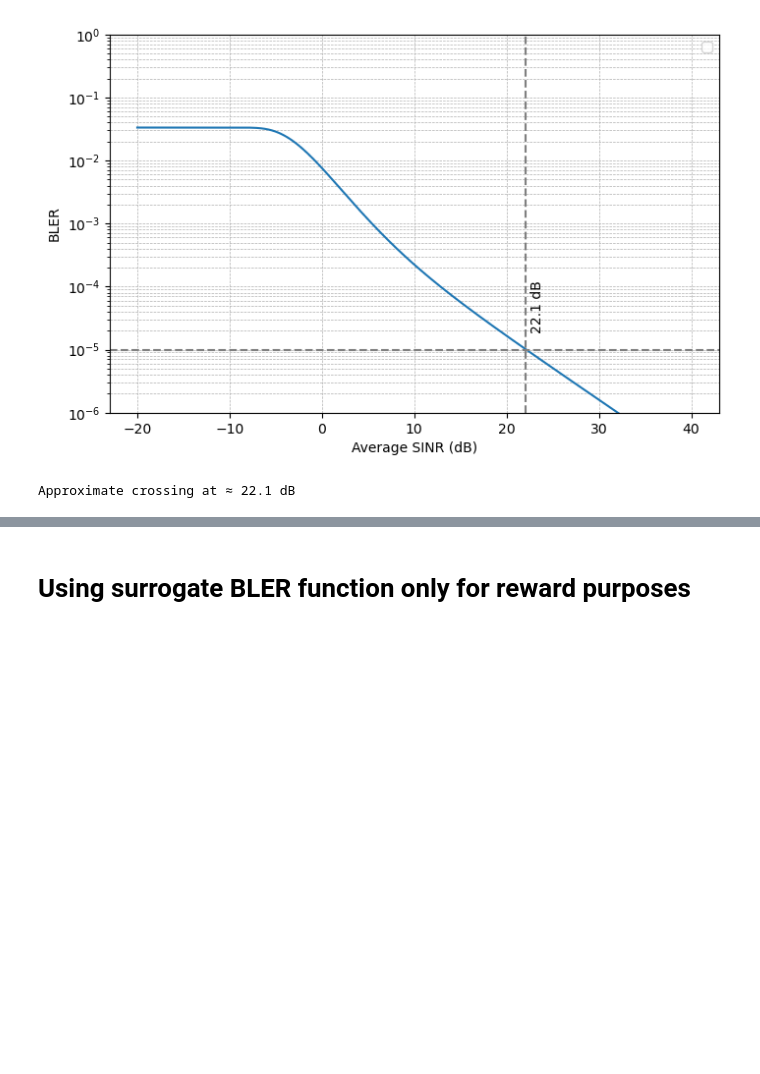
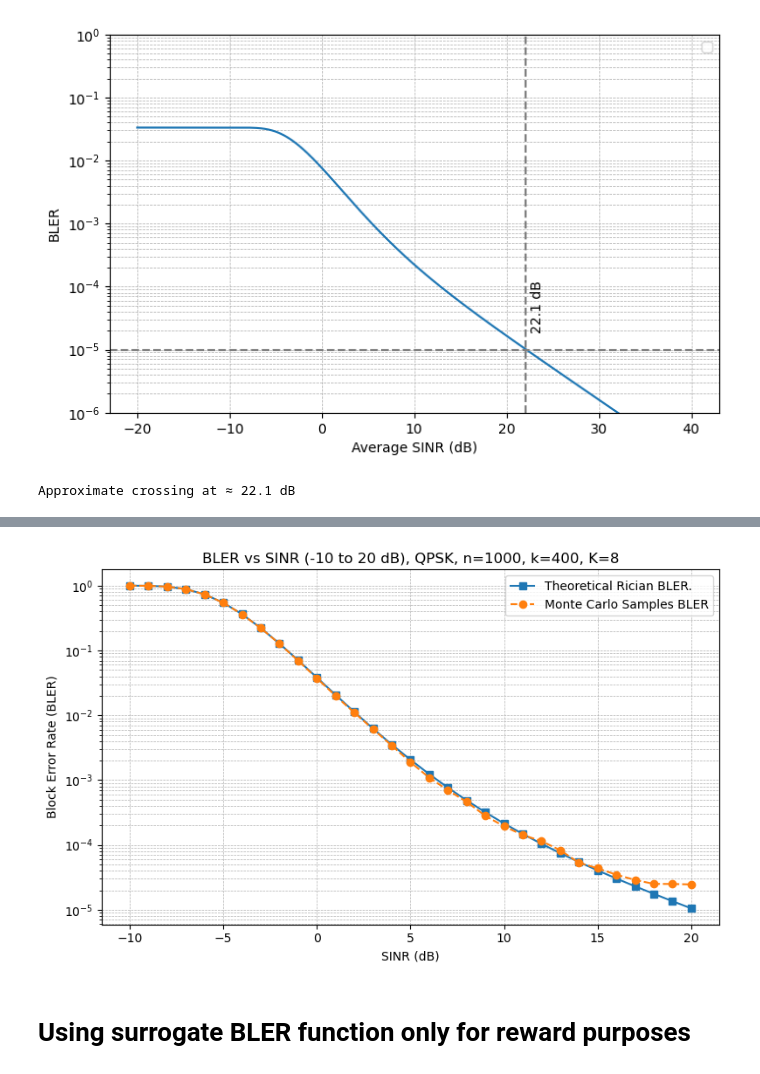
Before and after one commit to ashvinsrini/base-codes, a Jupyter notebook: X_subnets_MADRL_two_agents/BLER_vs_SINR_V1.0.ipynb, the cells around one changed output, grey strips where cells are left out. Cells and saved outputs as stored; diff of their text form; code cells hidden in the pictures; blank space fills up the shorter version.

```diff
--- a/X_subnets_MADRL_two_agents/BLER_vs_SINR_V1.0.ipynb
+++ b/X_subnets_MADRL_two_agents/BLER_vs_SINR_V1.0.ipynb
@@ -271,3 +452,67 @@ Approximate crossing at ≈ 22.1 dB
+# %%
+import numpy as np
+import matplotlib.pyplot as plt
+from scipy.special import erfc, i0
+
+# Simulation parameters
+snr_db_range = np.arange(-10, 21, 1)  # -10 to 20 dB
+n = 1000       # block length
+k = 400        # message bits
+K = 8.0        # Rician K-factor
+num_mc = 200_000  # Monte Carlo samples for fading
+
+# Finite-blocklength AWGN BLER
+def qfunc(x):
+    return 0.5 * erfc(x / np.sqrt(2))
+
+def pe_awgn(snr_db):
+    gamma = 10**(snr_db / 10)
+    C = np.log2(1 + gamma)
+    V = (gamma*(gamma + 2)/(gamma + 1)**2) * (np.log2(np.e))**2
+    num = n*C - k + 0.5*np.log2(n)
+    den = np.sqrt(n*V)
+    return qfunc(num/den)
+
+# Precompute theoretical integral via quadrature
+r = np.linspace(0, 8, 3000)
+pdf = 2*r*(K+1)*np.exp(-K - (K+1)*r**2)*i0(2*r*np.sqrt(K*(K+1)))
+pdf /= np.trapz(pdf, r)
+
+bler_theory = []
+bler_mc = []
+
+# Monte Carlo sampling of fading amplitude once upfront
+s = np.sqrt(K/(K+1))
+sigma = np.sqrt(1/(2*(K+1)))
+real = np.random.normal(loc=s, scale=sigma, size=num_mc)
+imag = np.random.normal(loc=0, scale=sigma, size=num_mc)
+r_mc = np.sqrt(real**2 + imag**2)
+
+for snr_db in snr_db_range:
+    # Theoretical: integrate over r-grid
+    gamma_bar = 10**(snr_db/10)
+    gamma_inst = gamma_bar * r**2
+    pe_inst = np.array([pe_awgn(10*np.log10(g)) if g>0 else 1.0 for g in gamma_inst])
+    bler_theory.append(np.trapz(pe_inst * pdf, r))
+
+    # Monte Carlo: average over sampled r_mc
+    gamma_mc = gamma_bar * (r_mc**2)
+    pe_mc = np.array([pe_awgn(10*np.log10(g)) if g>0 else 1.0 for g in gamma_mc])
+    bler_mc.append(np.mean(pe_mc))
+
+# Plot comparison
+plt.figure(figsize=(8,5))
+plt.semilogy(snr_db_range, bler_theory, 's-', label='Theoretical Rician BLER.')
+plt.semilogy(snr_db_range, bler_mc,    'o--', label='Monte Carlo Samples BLER')
+plt.xlabel('SINR (dB)')
+plt.ylabel('Block Error Rate (BLER)')
+plt.title('BLER vs SINR (-10 to 20 dB), QPSK, n=1000, k=400, K=8')
+plt.grid(True, which='both', linestyle='--', linewidth=0.5)
+plt.legend()
+plt.tight_layout()
+plt.show()
+# %% [output]
+[figure, added]
 # %% [markdown]
 # Using surrogate BLER function only for reward purposes
 # %%
```
Also changed, not shown: parts of 5 cells of this notebook.
